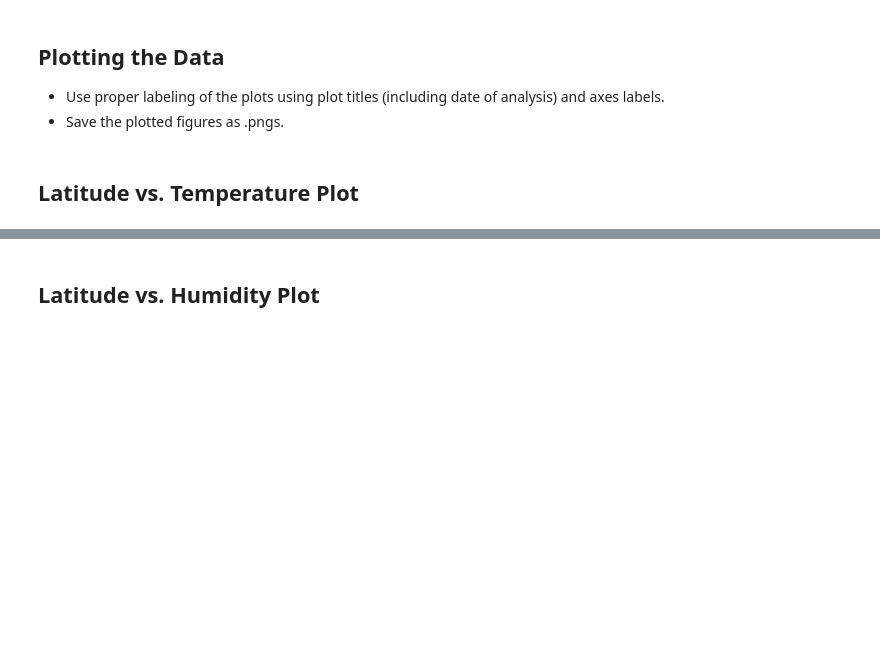
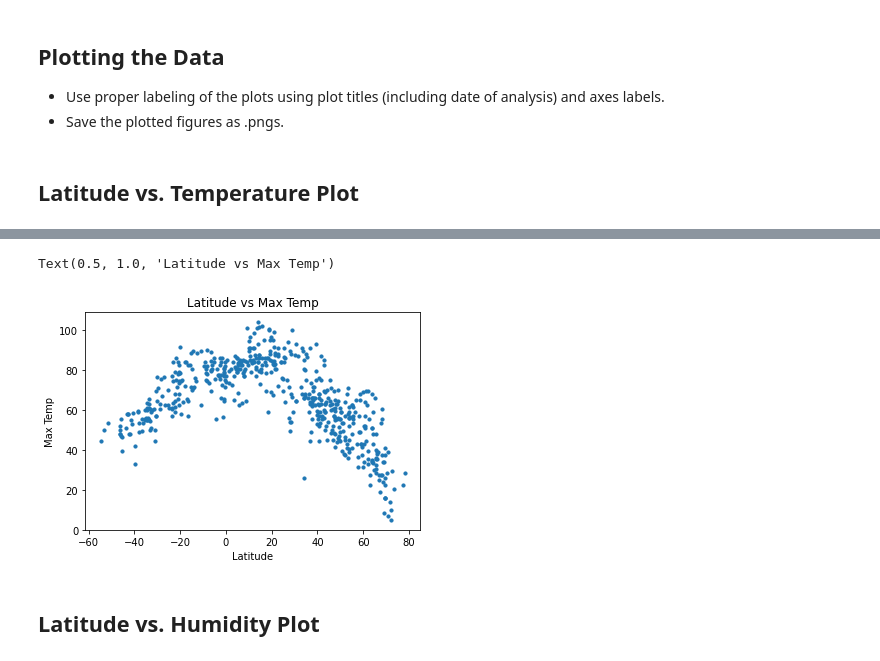
Before and after one commit to Carly-Jane/Python_API_Homework_Carly_Wieland, a Jupyter notebook: starter_code/WeatherPy.ipynb, the cells around one changed output, grey strips where cells are left out. Drawn from its saved outputs; the diff is of its cells as text; code cells hidden in the pictures; blank space fills up the shorter version.

Commit message:
Basic sections complete, working through larger challenges

```diff
--- a/starter_code/WeatherPy.ipynb
+++ b/starter_code/WeatherPy.ipynb
@@ -57,0 +91,7 @@ Data Retrieval Complete
+# %%
+# because I wasnt able to com,plete the first section, I've drafted the other parts of the assessment on the example csv provided.
+# I'll change the csv later when i have created my own from the google API task.
+
+draft_cities_df_path = "Resources/global_power_plant_database.csv"
+draft_cities_df = pd.read_csv("../output_data/cities.csv")
+draft_cities_df
@@ -72,0 +116,3 @@ Skip this step if there are no cities that have humidity > 100%.
+# %%
+draft_cities_df = draft_cities_df[draft_cities_df["Humidity"] <=100]
+draft_cities_df
@@ -86,0 +141,4 @@ Int64Index([], dtype='int64')
+# %%
+clean_city_data_draft = draft_cities_df.drop(draft_cities_df[draft_cities_df["Humidity"] > 100].index, inplace=False)
+
+clean_city_data_draft
@@ -96,2 +165,12 @@ Int64Index([], dtype='int64')
+# %%
+#I WILL NEED TO CHANGE THE UNIT OF MEASURE WHEN I GET MY OWN DATA TO DEGREES CELCIUS
+
+plt.scatter(clean_city_data_draft["Lat"], clean_city_data_draft["Max Temp"], s=10)
+plt.xlabel("Latitude")
+plt.ylabel("Max Temp")
+plt.title("Latitude vs Max Temp")
+# %% [output]
+Text(0.5, 1.0, 'Latitude vs Max Temp')
+[figure, added]
 # %% [markdown]
 ## Latitude vs. Humidity Plot
```
Also changed, not shown: parts of 31 cells of this notebook, 2 other files.
